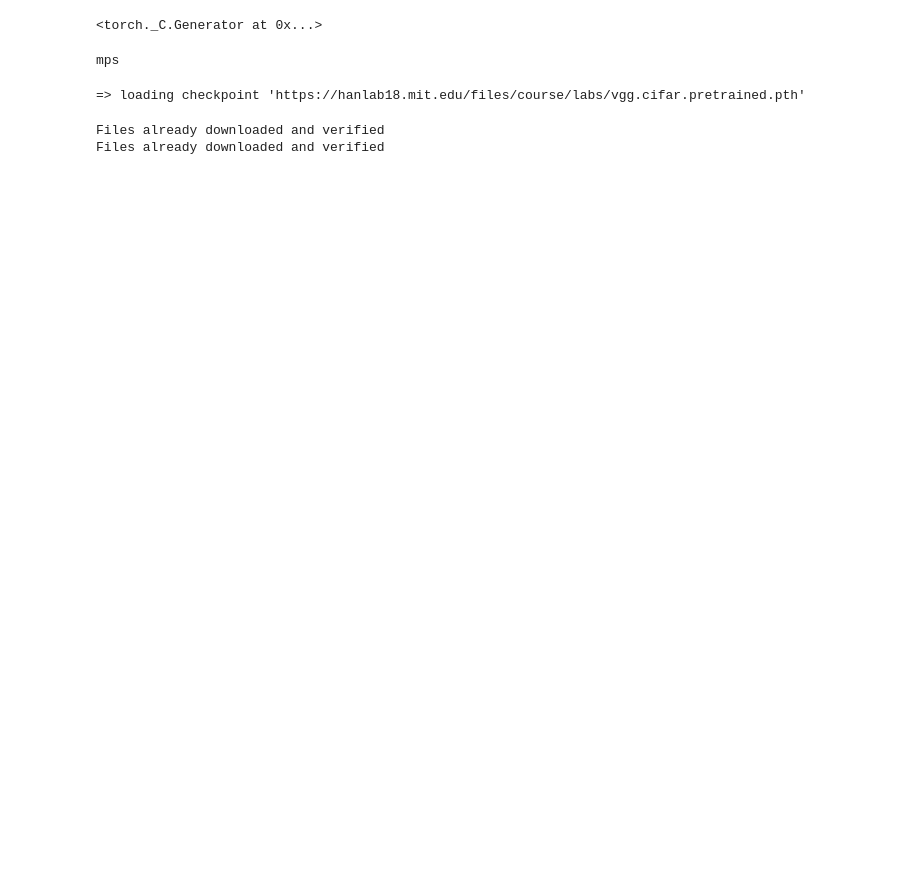
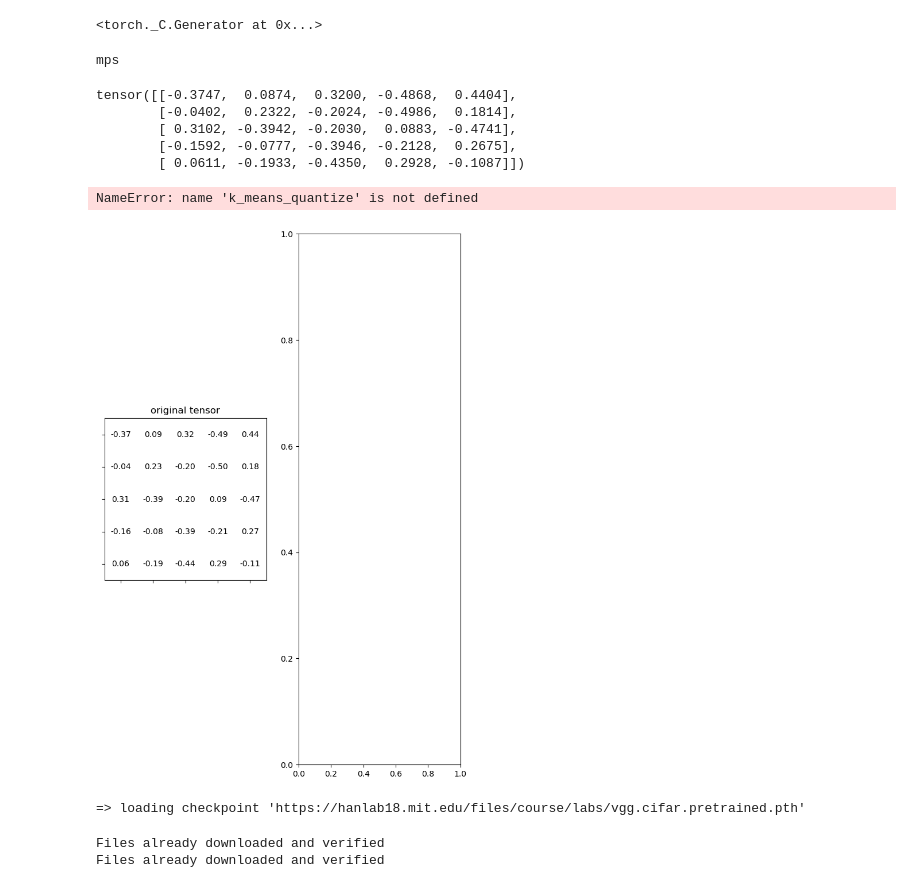
Before and after one commit to lood339/eml, a Jupyter notebook: notebook/Lab2.ipynb, the cells around one changed output. Drawn from its saved outputs; the diff is of its cells as text; code cells hidden in the pictures; blank space fills up the shorter version.

```diff
--- a/notebook/Lab2.ipynb
+++ b/notebook/Lab2.ipynb
@@ -187,33 +192,43 @@ def test_k_means_quantize(
     bitwidth=2):
     def plot_matrix(tensor, ax, title, cmap=ListedColormap(['white'])):
         ax.imshow(tensor.cpu().numpy(), vmin=-0.5, vmax=0.5, cmap=cmap)
         ax.set_title(title)
         ax.set_yticklabels([])
         ax.set_xticklabels([])
         for i in range(tensor.shape[1]):
             for j in range(tensor.shape[0]):
                 text = ax.text(j, i, f'{tensor[i, j].item():.2f}',
                                 ha="center", va="center", color="k")
 
     fig, axes = plt.subplots(1,2, figsize=(8, 12))
     ax_left, ax_right = axes.ravel()
 
     print(test_tensor)
     plot_matrix(test_tensor, ax_left, 'original tensor')
 
     num_unique_values_before_quantization = test_tensor.unique().numel()
     k_means_quantize(test_tensor, bitwidth=bitwidth)
     num_unique_values_after_quantization = test_tensor.unique().numel()
     print('* Test k_means_quantize()')
     print(f'    target bitwidth: {bitwidth} bits')
     print(f'        num unique values before k-means quantization: {num_unique_values_before_quantization}')
     print(f'        num unique values after  k-means quantization: {num_unique_values_after_quantization}')
     assert num_unique_values_after_quantization == min((1 << bitwidth), num_unique_values_before_quantization)
     print('* Test passed.')
 
     plot_matrix(test_tensor, ax_right, f'{bitwidth}-bit k-means quantized tensor', cmap='tab20c')
     fig.tight_layout()
     plt.show()
+
+test_k_means_quantize(bitwidth=2)
+# %% [output]
+tensor([[-0.3747,  0.0874,  0.3200, -0.4868,  0.4404],
+        [-0.0402,  0.2322, -0.2024, -0.4986,  0.1814],
+        [ 0.3102, -0.3942, -0.2030,  0.0883, -0.4741],
+        [-0.1592, -0.0777, -0.3946, -0.2128,  0.2675],
+        [ 0.0611, -0.1933, -0.4350,  0.2928, -0.1087]])
+NameError: name 'k_means_quantize' is not defined
+[figure, added]
 # %%
 def test_linear_quantize(
     test_tensor=torch.tensor([
```
Also changed, not shown: parts of 16 cells of this notebook.
